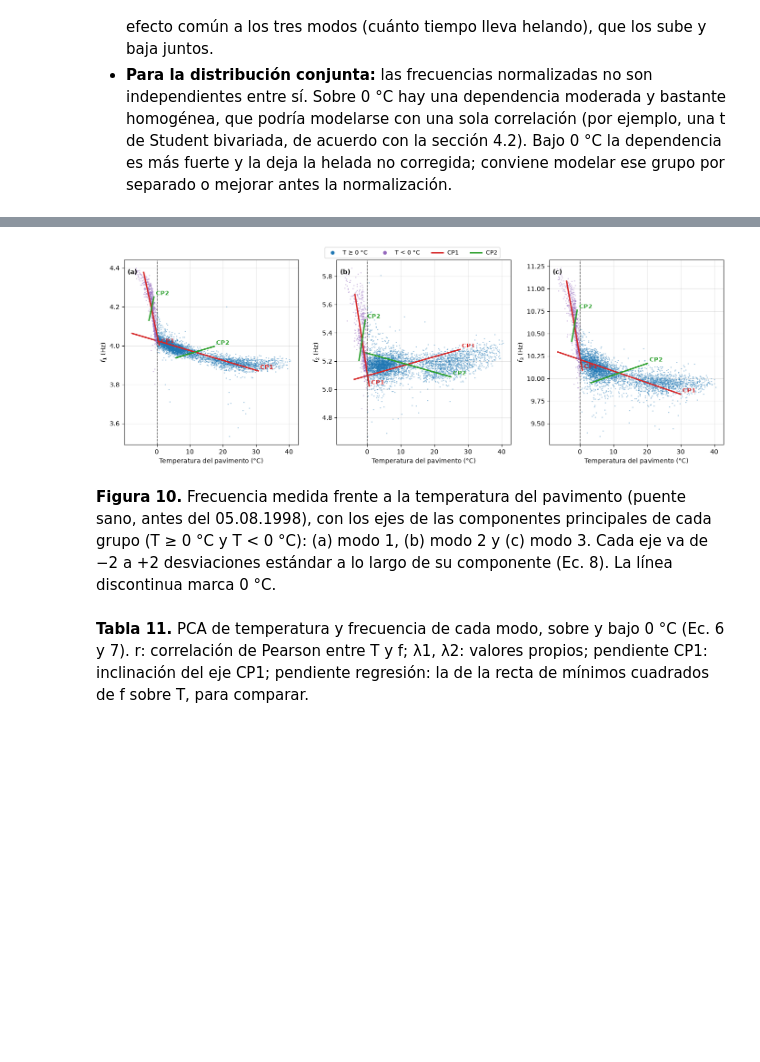
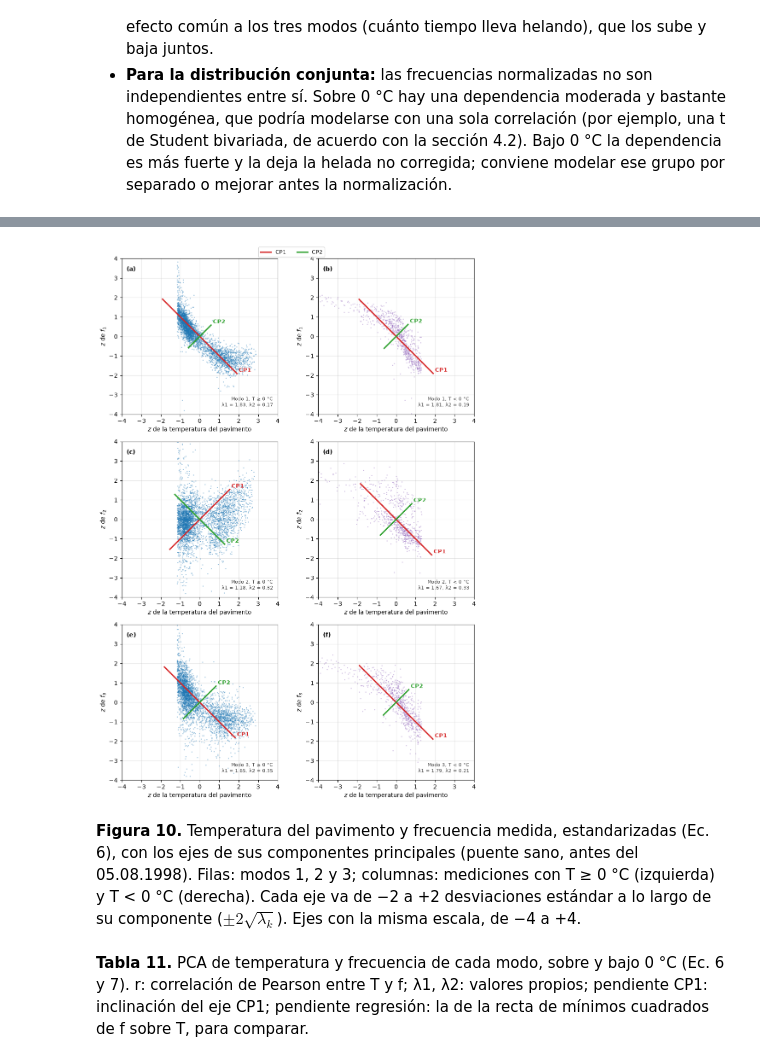
Before and after one commit to 25adiaz-apps/phd-civil-ualberta, a Jupyter notebook: structural-reliability/bridge-z24/z24_modal_distributions.ipynb, the cells around one changed output, grey strips where cells are left out. Drawn from its saved outputs; the diff is of its cells as text; code cells hidden in the pictures; blank space fills up the shorter version.

```diff
--- a/structural-reliability/bridge-z24/z24_modal_distributions.ipynb
+++ b/structural-reliability/bridge-z24/z24_modal_distributions.ipynb
@@ -757,53 +759,59 @@ $$
 # %%
 pca_groups = [("T ≥ 0 °C", sano[sano["T"] >= 0], "C0"), ("T < 0 °C", sano[sano["T"] < 0], "C4")]
 pc_colors = ["C3", "C2"]
 
 rows = []
-fig, axes = plt.subplots(1, len(MODE_BANDS), figsize=(14, 4.8))
-for i, (ax, m) in enumerate(zip(axes, MODE_BANDS)):
-    for label, sel, color in pca_groups:
+LIM = 4   # axis limits in standard deviations
+fig, axes = plt.subplots(len(MODE_BANDS), len(pca_groups), figsize=(9.5, 13))
+for i, m in enumerate(MODE_BANDS):
+    for j, (label, sel, color) in enumerate(pca_groups):
         X = sel[["T", f"f{m}"]].dropna()
         mean, std = X.mean().to_numpy(), X.std().to_numpy()
         Z = (X - mean) / std                                          # Eq. 6
         lam, V = np.linalg.eigh(np.corrcoef(Z.to_numpy().T))         # Eq. 7 (ascending order)
         lam, V = lam[::-1], V[:, ::-1]                               # largest variance first
         V = V * np.where(V[0] < 0, -1, 1)                            # each axis points towards increasing T
         r = np.corrcoef(X.to_numpy().T)[0, 1]
         rows.append({"Modo": m, "Grupo": label, "n": len(X), "r (Pearson)": r, "λ1": lam[0], "λ2": lam[1],
                      "Varianza CP1 (%)": 100 * lam[0] / lam.sum(),
-                     "Pendiente CP1 (Hz/°C)": (V[1, 0] * std[1]) / (V[0, 0] * std[0]),
+                     "Pendiente CP1 (Hz/°C)": (V[1, 0] * std[1]) / (V[0, 0] * std[0]),   # Eq. 8
                      "Pendiente regresión (Hz/°C)": r * std[1] / std[0]})
 
-        ax.plot(X["T"], X[f"f{m}"], ".", ms=2, alpha=0.3, color=color)
+        ax = axes[i, j]
+        ax.plot(Z["T"], Z[f"f{m}"], ".", ms=2, alpha=0.3, color=color)
         for k in range(len(lam)):
-            d = 2 * np.sqrt(lam[k]) * V[:, k] * std                  # Eq. 8: ±2 sigma along component k, in °C and Hz
-            ax.plot(mean[0] + np.array([-d[0], d[0]]), mean[1] + np.array([-d[1], d[1]]), color=pc_colors[k], lw=2.2)
-            ax.annotate(f"CP{k + 1}", xy=(mean[0] + d[0], mean[1] + d[1]), color=pc_colors[k], fontsize=9,
-                        fontweight="bold", xytext=(3, 3), textcoords="offset points")
-    ax.axvline(0, color="0.3", ls="--", lw=1)
-    ax.set_xlabel("Temperatura del pavimento (°C)")
-    ax.set_ylabel(f"$f_{m}$ (Hz)")
-    ax.grid(alpha=0.3)
-    ax.text(0.02, 0.95, f"({chr(97 + i)})", transform=ax.transAxes, va="top", fontweight="bold")
-handles = ([plt.Line2D([], [], ls="", marker="o", ms=5, color=color, label=label) for label, _, color in pca_groups]
-           + [plt.Line2D([], [], color=pc_colors[k], lw=2.2, label=f"CP{k + 1}") for k in range(2)])
-fig.legend(handles=handles, loc="upper center", ncol=4, fontsize=9, bbox_to_anchor=(0.5, 1.04))
+            d = 2 * np.sqrt(lam[k]) * V[:, k]                         # ±2 sigma along component k
+            ax.plot([-d[0], d[0]], [-d[1], d[1]], color=pc_colors[k], lw=2.2)
+            ax.annotate(f"CP{k + 1}", xy=(d[0], d[1]), color=pc_colors[k], fontsize=9, fontweight="bold",
+                        xytext=(3, 3), textcoords="offset points")
+        ax.set_xlim(-LIM, LIM)
+        ax.set_ylim(-LIM, LIM)
+        ax.set_aspect("equal")
+        ax.set_xlabel("$z$ de la temperatura del pavimento")
+        ax.set_ylabel(f"$z$ de $f_{m}$")
+        ax.grid(alpha=0.3)
+        ax.text(0.03, 0.95, f"({chr(97 + i * len(pca_groups) + j)})", transform=ax.transAxes, va="top",
+                fontweight="bold")
+        ax.text(0.97, 0.04, f"Modo {m}, {label}\nλ1 = {lam[0]:.2f}, λ2 = {lam[1]:.2f}", transform=ax.transAxes,
+                ha="right", va="bottom", fontsize=8, color="0.25")
+handles = [plt.Line2D([], [], color=pc_colors[k], lw=2.2, label=f"CP{k + 1}") for k in range(2)]
+fig.legend(handles=handles, loc="upper center", ncol=2, fontsize=9, bbox_to_anchor=(0.5, 1.01))
 fig.tight_layout()
 
 f_num += 1
-show_figure(fig, f_num, "Frecuencia medida frente a la temperatura del pavimento (puente sano, antes del 05.08.1998), con "
-            "los ejes de las componentes principales de cada grupo (T ≥ 0 °C y T < 0 °C): (a) modo 1, (b) modo 2 y "
-            "(c) modo 3. Cada eje va de −2 a +2 desviaciones estándar a lo largo de su componente (Ec. 8). La línea "
-            "discontinua marca 0 °C.")
+show_figure(fig, f_num, "Temperatura del pavimento y frecuencia medida, estandarizadas (Ec. 6), con los ejes de sus "
+            "componentes principales (puente sano, antes del 05.08.1998). Filas: modos 1, 2 y 3; columnas: mediciones "
+            "con T ≥ 0 °C (izquierda) y T < 0 °C (derecha). Cada eje va de −2 a +2 desviaciones estándar a lo largo de su "
+            f"componente ($\\pm 2\\sqrt{{\\lambda_k}}$). Ejes con la misma escala, de −{LIM} a +{LIM}.")
 
 t_num += 1
 show_table(pd.DataFrame(rows), t_num, "PCA de temperatura y frecuencia de cada modo, sobre y bajo 0 °C (Ec. 6 y 7). "
            "r: correlación de Pearson entre T y f; λ1, λ2: valores propios; pendiente CP1: inclinación del eje CP1; "
            "pendiente regresión: la de la recta de mínimos cuadrados de f sobre T, para comparar.",
            precision=4, hide_index=True)
 # %% [output]
-[figure, old version]
+[figure, new version]
-**Figura 10.** Frecuencia medida frente a la temperatura del pavimento (puente sano, antes del 05.08.1998), con los ejes de las componentes principales de cada grupo (T ≥ 0 °C y T < 0 °C): (a) modo 1, (b) modo 2 y (c) modo 3. Cada eje va de −2 a +2 desviaciones estándar a lo largo de su componente (Ec. 8). La línea discontinua marca 0 °C.
+**Figura 10.** Temperatura del pavimento y frecuencia medida, estandarizadas (Ec. 6), con los ejes de sus componentes principales (puente sano, antes del 05.08.1998). Filas: modos 1, 2 y 3; columnas: mediciones con T ≥ 0 °C (izquierda) y T < 0 °C (derecha). Cada eje va de −2 a +2 desviaciones estándar a lo largo de su componente ($\pm 2\sqrt{\lambda_k}$). Ejes con la misma escala, de −4 a +4.
 **Tabla 11.** PCA de temperatura y frecuencia de cada modo, sobre y bajo 0 °C (Ec. 6 y 7). r: correlación de Pearson entre T y f; λ1, λ2: valores propios; pendiente CP1: inclinación del eje CP1; pendiente regresión: la de la recta de mínimos cuadrados de f sobre T, para comparar.
 | Modo | Grupo | n | r (Pearson) | λ1 | λ2 | Varianza CP1 (%) | Pendiente CP1 (Hz/°C) | ... |
 | 1 | T ≥ 0 °C | 3972 | -0.8310 | 1.8310 | 0.1690 | 91.5504 | -0.0051 | ... |
```
Also changed, not shown: parts of 2 cells of this notebook.
